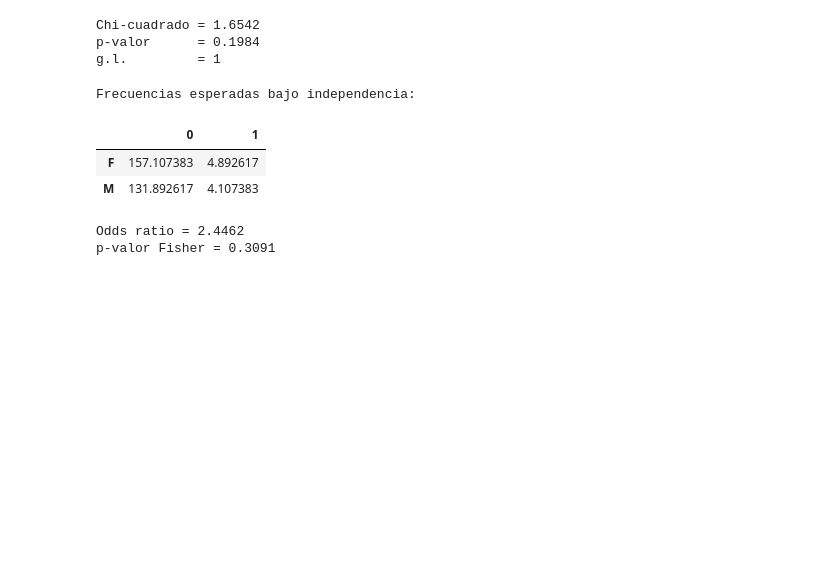
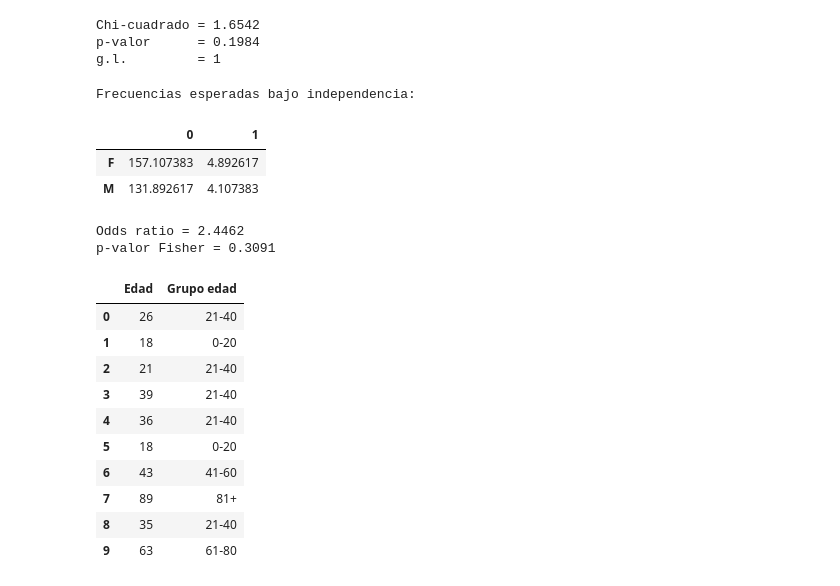
Before and after one commit to asegura4488/EDCO_IntroCienciaDatos, a Jupyter notebook: Semana3/Pandas_EstudioExploratorio.ipynb, the cells around one changed output. Drawn from its saved outputs; the diff is of its cells as text; code cells hidden in the pictures; blank space fills up the shorter version.

```diff
--- a/Semana3/Pandas_EstudioExploratorio.ipynb
+++ b/Semana3/Pandas_EstudioExploratorio.ipynb
@@ -510,0 +532,15 @@ p-valor Fisher = 0.3091
+# %%
+# Creamos una estratificación por edad
+modelo_df[['Edad','Grupo edad']].head(10)
+# %% [output]
+|  | Edad | Grupo edad |
+| 0 | 26 | 21-40 |
+| 1 | 18 | 0-20 |
+| 2 | 21 | 21-40 |
+| 3 | 39 | 21-40 |
+| 4 | 36 | 21-40 |
+| 5 | 18 | 0-20 |
+| 6 | 43 | 41-60 |
+| 7 | 89 | 81+ |
+| 8 | 35 | 21-40 |
+| 9 | 63 | 61-80 |
```
Also changed, not shown: parts of 11 cells of this notebook.
